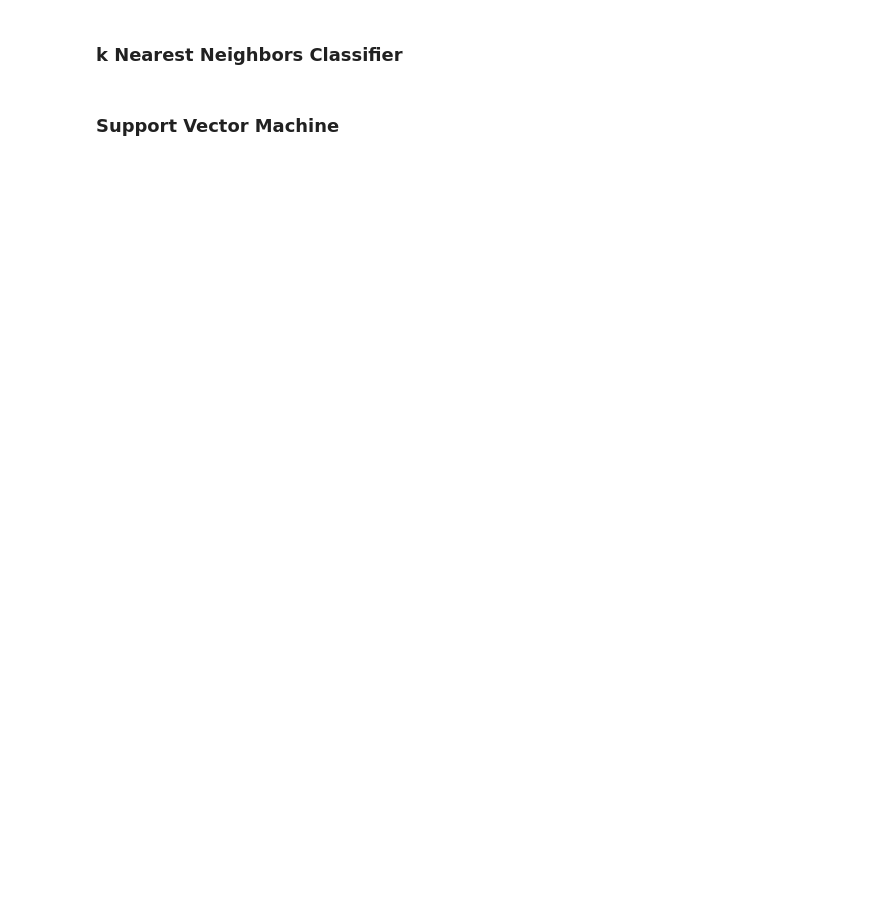
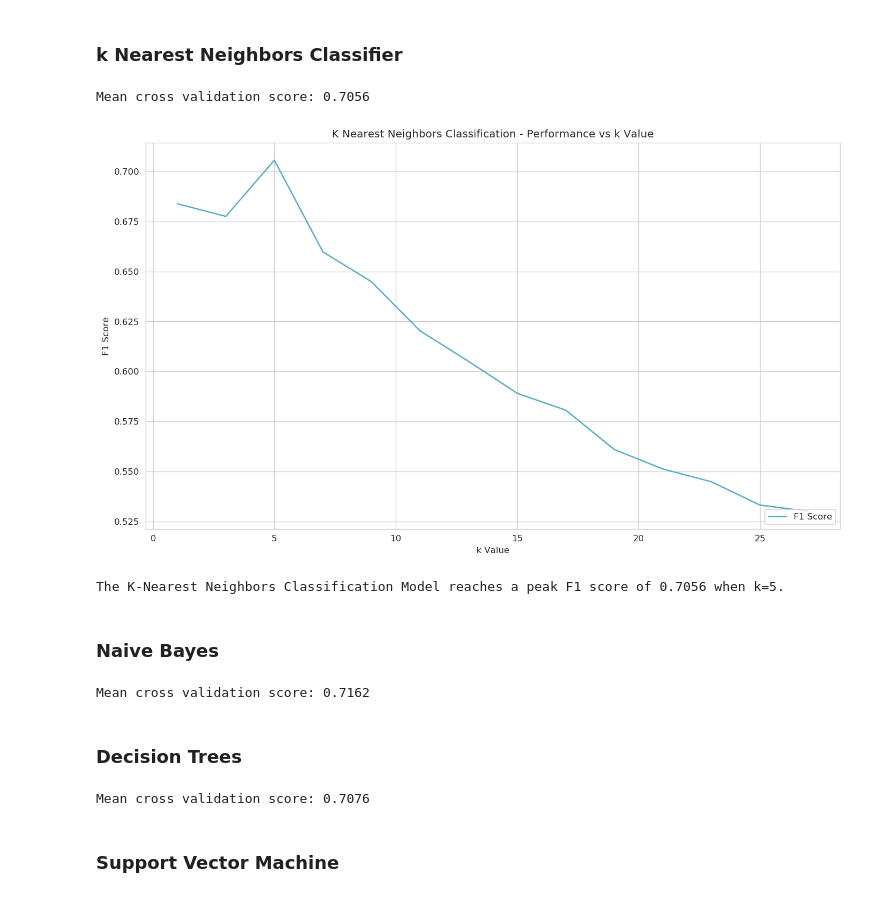
Before and after one commit to jeffreyegan/MachineLearning, a Jupyter notebook: Unit3_Classification/kaggle_titanic/Titanic_Kaggle_Competition.ipynb, the cells around one changed output. Drawn from its saved outputs; the diff is of its cells as text; code cells hidden in the pictures; blank space fills up the shorter version.

```diff
--- a/Unit3_Classification/kaggle_titanic/Titanic_Kaggle_Competition.ipynb
+++ b/Unit3_Classification/kaggle_titanic/Titanic_Kaggle_Competition.ipynb
@@ -193,39 +257,42 @@ There are other classification models that may or may not be well suited to this
 # %% [markdown]
 ### k Nearest Neighbors Classifier
+# %%
+# Prototype the Model
+from sklearn.neighbors import KNeighborsClassifier
+knn = KNeighborsClassifier(n_neighbors=5)  # Instantiate model object
+cv_score = cross_val_score(knn, df[features], df[target].values.ravel(), cv=cv_folds, scoring=scoring_method)
+print("Mean cross validation score: "+str(round(np.mean(cv_score),4)))
+# %% [output]
+Mean cross validation score: 0.7056
 # %%
-from sklearn.model_selection import train_test_split
-from sklearn.preprocessing import normalize
+# Optimization of the Model
 from sklearn.neighbors import KNeighborsClassifier
-from sklearn.metrics import accuracy_score, recall_score, precision_score, f1_score
-
-normalized_features = normalize(df[features], axis=0)
-
-x_train, x_test, y_train, y_test = train_test_split(normalized_features, df[labels], train_size=0.8, test_size=0.2, random_state=1)
-
-k_range = list(range(3,17,2))
-m_accuracy = []
-m_recall = []
-m_precision = []
-m_f1 = []
+k_range = list(range(1,29,2))
+scores = []
 
 for k in k_range:
-    classifier = KNeighborsClassifier(n_neighbors=k)  # Instantiate the Model
-    classifier.fit(x_train, y_train.values.ravel())  # Fit or Train the Model
-    y_predicted = classifier.predict(x_test)  # Make Predictions on the Test subset
-    m_accuracy.append(accuracy_score(y_test, y_predicted))
-    m_recall.append(recall_score(y_test, y_predicted))
-    m_precision.append(precision_score(y_test, y_predicted))
-    m_f1.append(f1_score(y_test, y_predicted))
+    knn = KNeighborsClassifier(n_neighbors=k)  # Instantiate model object
+    cv_score = cross_val_score(knn, df[features], df[target].values.ravel(), cv=cv_folds, scoring=scoring_method)
+    scores.append(np.mean(cv_score))
+    #m_accuracy.append(accuracy_score(y_test, y_predicted))
+    #m_recall.append(recall_score(y_test, y_predicted))
+    #m_precision.append(precision_score(y_test, y_predicted))
+    #m_f1.append(f1_score(y_test, y_predicted))
 
 fig=plt.figure(figsize=(14, 8), dpi= 120, facecolor='w', edgecolor='k')
 plot_labels = ['Accuracy', 'Recall', 'Precision', 'F1 Score']
 blues = ["#66D7EB", "#51ACC5", "#3E849E", "#2C5F78", "#1C3D52", "#0E1E2B"]
-plt.plot(k_range, m_accuracy, '-', label=plot_labels[0], color=blues[0])
-plt.plot(k_range, m_recall, '--', label=plot_labels[1], color=blues[1])
-plt.plot(k_range, m_precision, '-.', label=plot_labels[2], color=blues[2])
-plt.plot(k_range, m_f1, ':', label=plot_labels[3], color=blues[3])
+#plt.plot(k_range, m_accuracy, '-', label=plot_labels[0], color=blues[0])
+#plt.plot(k_range, m_recall, '--', label=plot_labels[1], color=blues[1])
+#plt.plot(k_range, m_precision, '-.', label=plot_labels[2], color=blues[2])
+#plt.plot(k_range, m_f1, ':', label=plot_labels[3], color=blues[3])
+plt.plot(k_range, scores, '-', label=plot_labels[3], color=blues[1])
 plt.legend(loc='lower right')
 plt.title('K Nearest Neighbors Classification - Performance vs k Value')
 plt.xlabel('k Value')
-plt.ylabel('Classifier Scores')
+plt.ylabel('F1 Score')
 plt.show()
+print("The K-Nearest Neighbors Classification Model reaches a peak F1 score of "+str(round(np.max(scores),4))+" when k=5.")
+# %% [output]
+[figure, added]
+The K-Nearest Neighbors Classification Model reaches a peak F1 score of 0.7056 when k=5.
@@ -233,0 +299,20 @@ m_accuracy[3]  # Performance peaks for a reasonable k = 9
+# %% [markdown]
+### Naive Bayes
+# %%
+# Prototype the Model
+from sklearn.naive_bayes import GaussianNB
+gnb = GaussianNB()  # Instantiate model object
+cv_score = cross_val_score(gnb, df[features], df[target].values.ravel(), cv=cv_folds, scoring=scoring_method)
+print("Mean cross validation score: "+str(round(np.mean(cv_score),4)))
+# %% [output]
+Mean cross validation score: 0.7162
+# %% [markdown]
+### Decision Trees
+# %%
+# Prototype the Model
+from sklearn.tree import DecisionTreeClassifier
+dt = DecisionTreeClassifier(max_depth=None, max_leaf_nodes=None)  # Instantiate model object
+cv_score = cross_val_score(dt, df[features], df[target].values.ravel(), cv=cv_folds, scoring=scoring_method)
+print("Mean cross validation score: "+str(round(np.mean(cv_score),4)))
+# %% [output]
+Mean cross validation score: 0.7076
```
Also changed, not shown: parts of 43 cells of this notebook.
